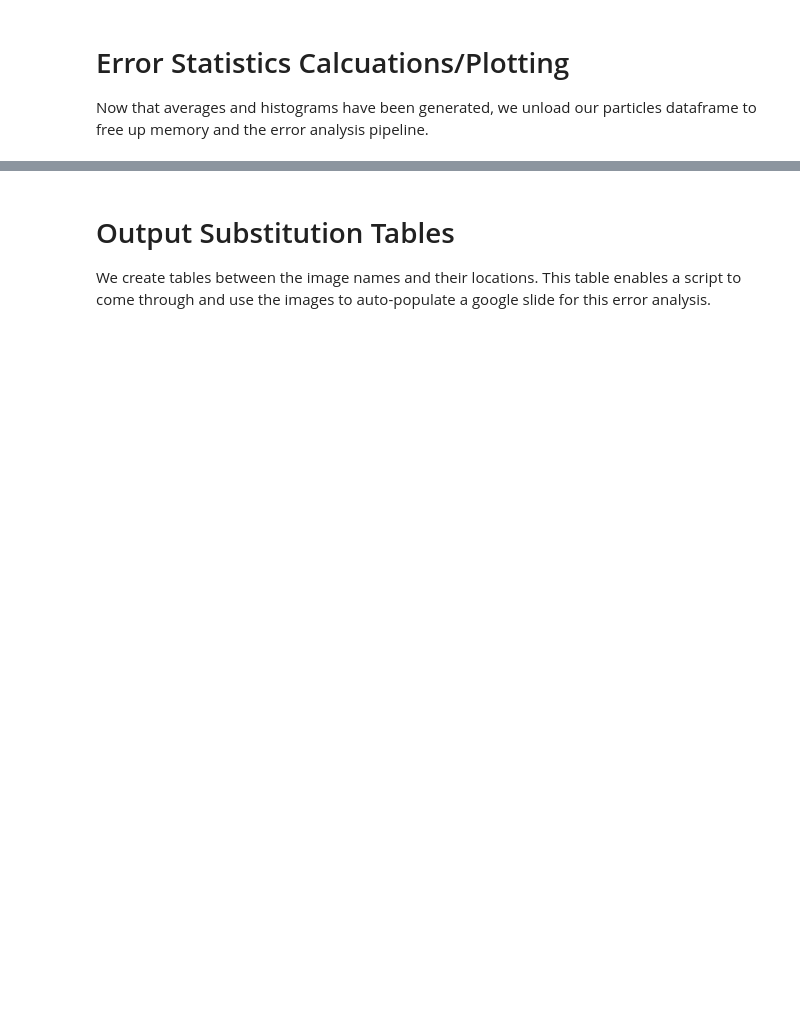
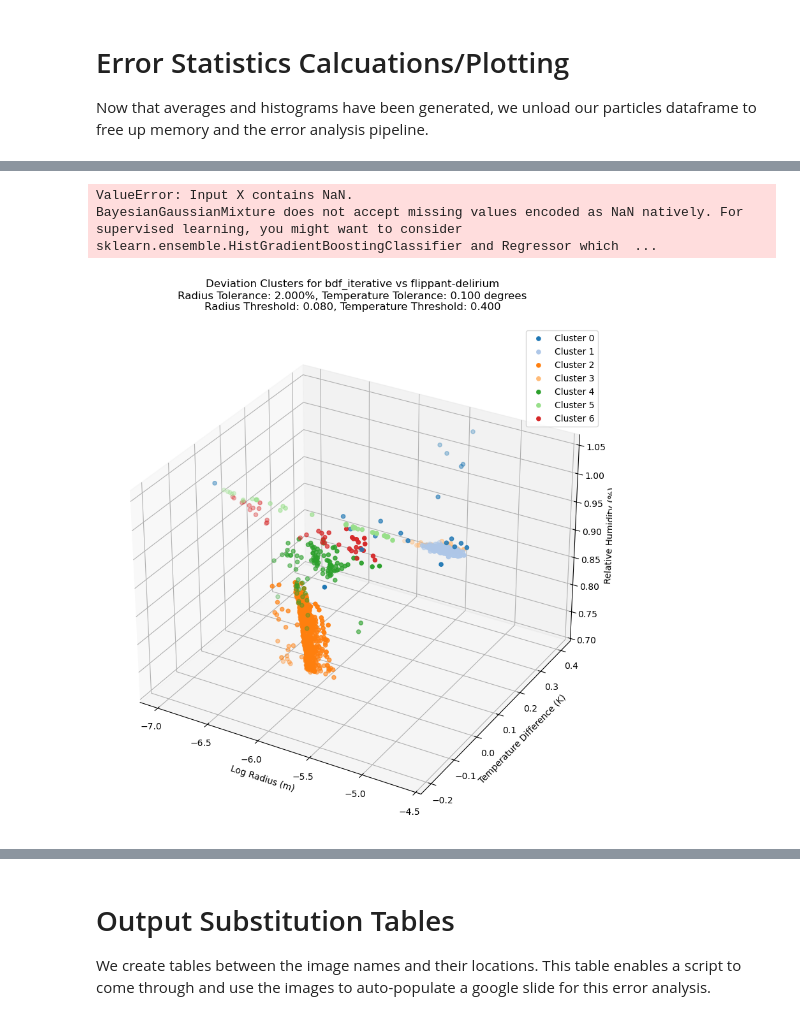
Before and after one commit to RichterLab/NTLP, a Jupyter notebook: droplet_approximation/notebooks/error_analysis.ipynb, the cells around one changed output, grey strips where cells are left out. Drawn from its saved outputs; the diff is of its cells as text; code cells hidden in the pictures; blank space fills up the shorter version.

```diff
--- a/droplet_approximation/notebooks/error_analysis.ipynb
+++ b/droplet_approximation/notebooks/error_analysis.ipynb
@@ -53,7 +73,7 @@ if cold_threshold != -np.inf:
 # Note- this affects the save location default!
 additional_description = ", ".join( descriptors )
 
-analysis_root_dir = config["error_analysis_output_paths"].get( "output_root" ) + "/"
+analysis_root_dir = config["error_analysis_output_paths"].get( "output_root" ) + "/flippant-delirium/"
 analysis_suffix   = "-{:s}".format( additional_description.lower().replace( ", ", "-" ).replace( " ", "_" ) ) if additional_description != "" else ""
 analysis_dir_name = "error_analysis-{:s}-{:s}_vs_{:s}{:s}/".format( simulation_name.replace(",", "")
                                                                                    .replace("~","_")
@@ -106,7 +146,7 @@ if load_scores:
     except Exception as e:
         print(f"Failed to open {score_report_path}. Encountered error:\n {e}")
 else:
-    score_report = droplet_approximation.ScoreReport()
+    score_report = droplet_approximation.ScoreReport( config )
 
     # Dump pickled results
     try:
@@ -268,3 +308,15 @@ from droplet_approximation.data import read_particle_ids_from_config, read_parti
 
 ids_index = np.array( read_particle_ids_from_config() )
 evaluations = config["error_analysis"].getdict( "evaluations" )
+# %%
+thinning_ratio = 100
+
+score_report.deviations = score_report.deviations[::thinning_ratio]
+score_report.deviation_directions = score_report.deviation_directions[::thinning_ratio]
+score_report.deviation_times = score_report.deviation_times[::thinning_ratio]
+score_report.deviation_clusters = score_report.deviation_clusters[::thinning_ratio]
+# %%
+score_report.run_deviations = True
+score_report.log_deviations = score_report.deviations
+score_report.log_deviations[:, 0] = np.log10( score_report.deviations[:, 0] )
+score_report.log_deviations[:, 2] = np.log10( score_report.deviations[:, 2] )
@@ -271,10 +366,18 @@ evaluations = config["error_analysis"].getdict( "evaluations" )
+# %%
+score_report.recluster()
+# %% [output]
+ValueError: Input X contains NaN.
+BayesianGaussianMixture does not accept missing values encoded as NaN natively. For supervised learning, you might want to consider sklearn.ensemble.HistGradientBoostingClassifier and Regressor which  ...
 # %%
 # We set precision to 2 because otherwise everything is labeled
 # with very long decimals. We can fix this more thoroughly later
 # This only matters if label_centers=True
+%matplotlib inline
 with np.printoptions( precision=2 ):
-    fig,ax = score_report.plot_deviations(label_centers=False, thinning_ratio=30)
+    fig,ax = score_report.plot_deviations(label_centers=False, thinning_ratio=50)
 
 fig.set_size_inches( ( 10,10 ) )
 
 plt.savefig( figures_dir_path + figure_filenames["DEVIATION CLUSTERS"], bbox_inches="tight" )
+# %% [output]
+[figure, added]
```
Also changed, not shown: parts of 10 cells of this notebook, 1 other file.
